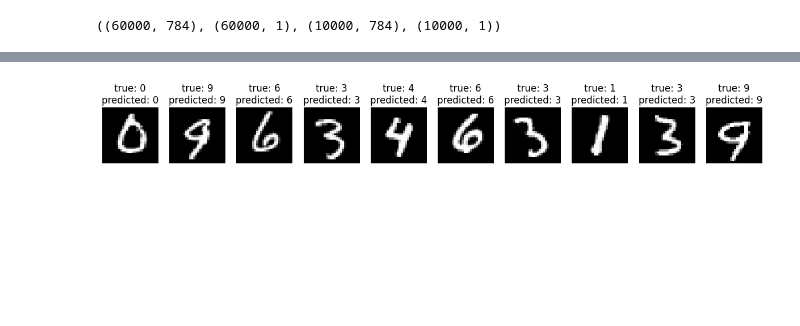
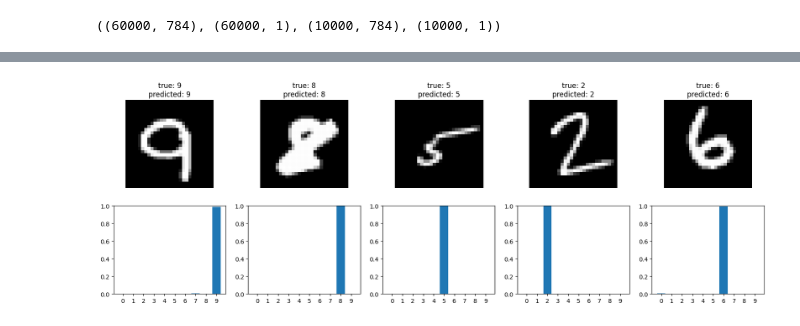
Before and after one commit to Ephab/Neural-Networks-From-Scratch, a Jupyter notebook: mulitlayer_perceptron.ipynb, the cells around one changed output, grey strips where cells are left out. Saved outputs shown, nothing was run; the diff lists cells and outputs as text; code cells hidden in the pictures; blank space fills up the shorter version.

Commit message:
MNIST visualization now shows probability distribution

```diff
--- a/mulitlayer_perceptron.ipynb
+++ b/mulitlayer_perceptron.ipynb
@@ -56,8 +56,8 @@ from tensorflow.keras.datasets import mnist
 X_train = (X_train.astype('float64') / 255.0).reshape(-1,28*28)
 X_test = (X_test.astype('float64') / 255.0).reshape(-1,28*28)
 
-X_train_copy = copy.deepcopy(X_train)
-y_train_copy = copy.deepcopy(y_train)
+X_test_copy = copy.deepcopy(X_test)
+y_test_copy = copy.deepcopy(y_test)
 
 X = X_train#[:2000,:]
 y = y_train.reshape(60000, -1)#[:2000,:]
@@ -340,31 +340,34 @@ epoch: 99, loss= 0.23777456517437587, training-set accuracy= 0.93225, dev-set ac
 # %%
 #visualize mnist
 import matplotlib.pyplot as plt
 
 def plot_predictions(X, y, num_images=10):
     num_samples = X.shape[0]
     shuffled_indices = np.arange(num_samples)
     np.random.shuffle(shuffled_indices)
     X_shuffled = X[shuffled_indices]
     y_shuffled = y[shuffled_indices]
 
     random_picks = np.random.choice(np.arange(num_samples), size=num_images)
 
     images = X_shuffled[random_picks]
     labels = y_shuffled[random_picks]
-    predicted_labels = predict(images, weights, biases)
-    predicted_labels = np.argmax(predicted_labels, axis=1)
-    # print(images.shape)
+    predictions_probability_distribution = predict(images, weights, biases)
+    predicted_labels = np.argmax(predictions_probability_distribution, axis=1)
 
-    fig, axes = plt.subplots(1, 10, figsize=(15,8))
+
+    fig, axes = plt.subplots(2, num_images, figsize=(20,6))
     for i in range(len(images)):
-        axes[i].imshow(images[i].reshape(28,28), cmap='gray')
-        axes[i].set_title("true: " + str(labels[i]) + "\npredicted: " + str(predicted_labels[i]))
-        axes[i].axis('off')
+        axes[0,i].imshow(images[i].reshape(28,28), cmap='gray')
+        axes[0,i].set_title("true: " + str(labels[i]) + "\npredicted: " + str(predicted_labels[i]))
+        axes[0,i].axis('off')
+        axes[1,i].bar(x=np.arange(10), height=predictions_probability_distribution[i])
+        axes[1,i].set_ylim(0,1)
+        axes[1,i].set_xticks(np.arange(10))
 
-plot_predictions(X_train_copy, y_train_copy)
+plot_predictions(X_test_copy, y_test_copy, num_images=5)
 # %% [output]
-[figure, old version]
+[figure, new version]
 # %%
 # import numpy as np
 # import matplotlib.pyplot as plt
```
Also changed, not shown: parts of 2 cells of this notebook.
